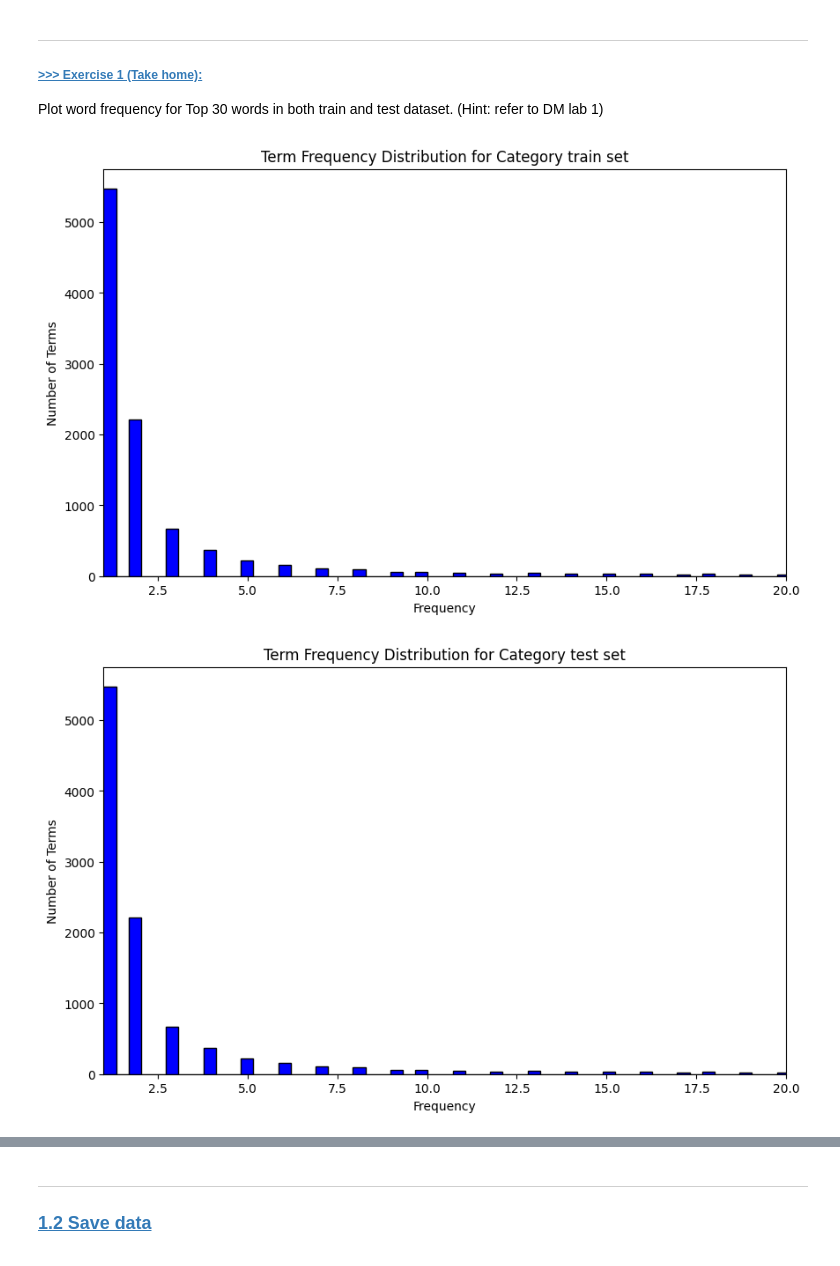
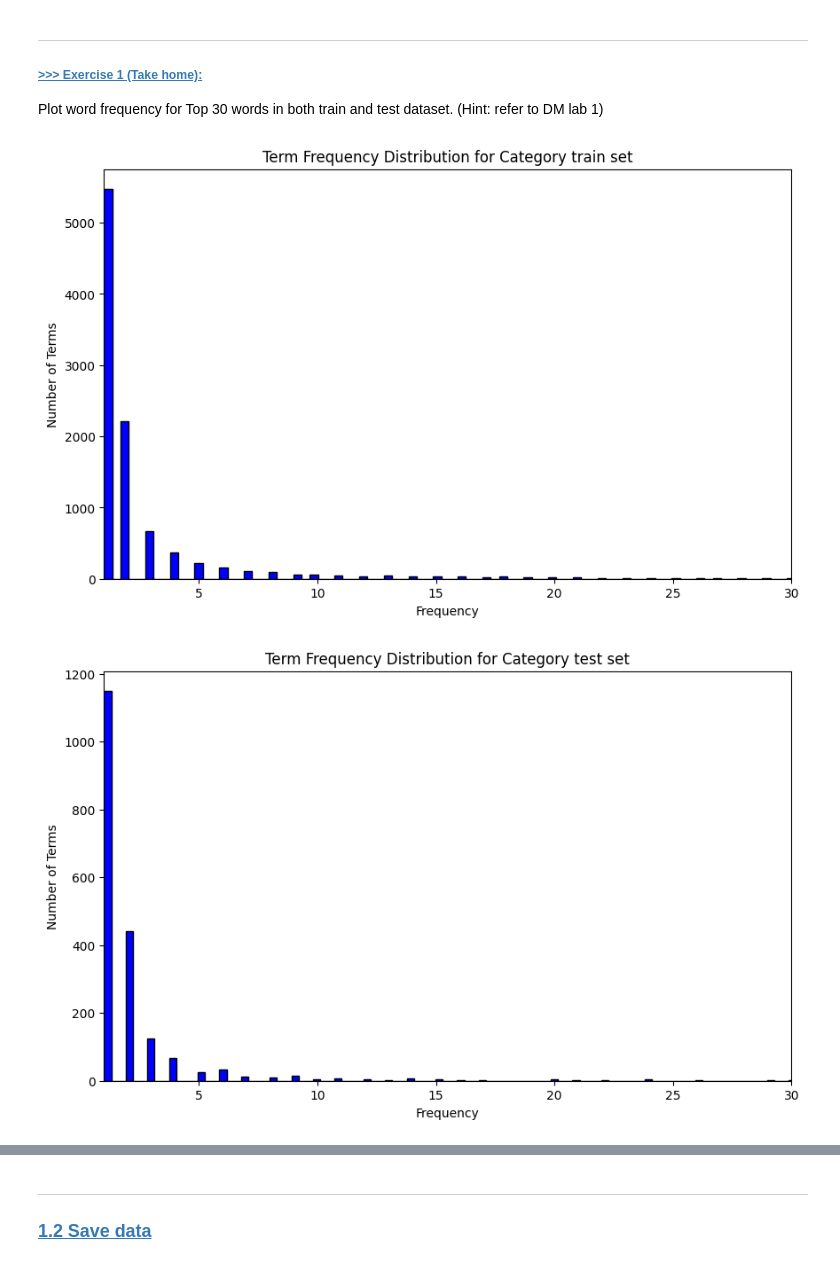
Before and after one commit to BastianBrinksma/DM2025-Lab2-Exercise-1, a Jupyter notebook: DM2025-Lab2-Master-Phase_1.ipynb, the cells around one changed output, grey strips where cells are left out. Cells and saved outputs as stored; diff of their text form; code cells hidden in the pictures.

```diff
--- a/DM2025-Lab2-Master-Phase_1.ipynb
+++ b/DM2025-Lab2-Master-Phase_1.ipynb
@@ -260,30 +261,62 @@ plt.hist(word_counts, bins=5000, color='blue', edgecolor='black')
 plt.title(f'Term Frequency Distribution for Category train set')
 plt.xlabel('Frequency')
 plt.ylabel('Number of Terms')
-plt.xlim(1, 20)
+plt.xlim(1, 30)
 plt.show()
 # %% [output]
-[figure, old version]
+[figure, new version]
 # %%
+import pandas as pd
+from sklearn.feature_extraction.text import CountVectorizer
+
+X = test_df.copy()
+
+#Create separate DataFrames for each category
+categories = X['emotion'].unique()  # Get unique category labels
+category_dfs = {}  # Dictionary to store DataFrames for each category
+
+for category in categories:
+    # Filter the original DataFrame by category
+    category_dfs[category] = X[X['emotion'] == category].copy()
+
+# Function to create term-document frequency DataFrame for each category
+def create_term_document_df(df):
+    count_vect = CountVectorizer()  # Initialize the CountVectorizer
+    X_counts = count_vect.fit_transform(df['text'])  # Transform the text data into word counts
+
+    # Get the unique words (vocabulary) from the vectorizer
+    words = count_vect.get_feature_names_out()
+
+    # Create a DataFrame where rows are documents and columns are words
+    term_document_df = pd.DataFrame(X_counts.toarray(), columns=words)
+
+    return term_document_df
+
+# Create term-document frequency DataFrames for each category
+filt_term_document_dfs = {}  # Dictionary to store term-document DataFrames for each category
+
+for category in categories:
+    filt_term_document_dfs[category] = create_term_document_df(category_dfs[category])
+
 import pandas as pd
 from sklearn.feature_extraction.text import CountVectorizer
 import matplotlib.pyplot as plt
 
  # Sum over all documents to get total frequency for each word
 category_numbers=[0,1,2,3] #You can change it from 0 to 3
 word_counts = None  # Initialize outside loop for accumulation
 
 for category_number in category_numbers:
     cat_sum = filt_term_document_dfs[categories[category_number]].sum(axis=0)
     word_counts = cat_sum if word_counts is None else word_counts.add(cat_sum, fill_value=0)
 
 # Visualize the frequency distribution
 plt.figure(figsize=(10, 6))
-plt.hist(word_counts, bins=5000, color='blue', edgecolor='black')
+plt.hist(word_counts, bins=500, color='blue', edgecolor='black')
 plt.title(f'Term Frequency Distribution for Category test set')
 plt.xlabel('Frequency')
 plt.ylabel('Number of Terms')
-plt.xlim(1, 20)
+plt.xlim(1, 30)
 plt.show()
 # %% [output]
-[figure, old version]
+[figure, new version]
```
Also changed, not shown: parts of 9 cells of this notebook, 2 other files.
